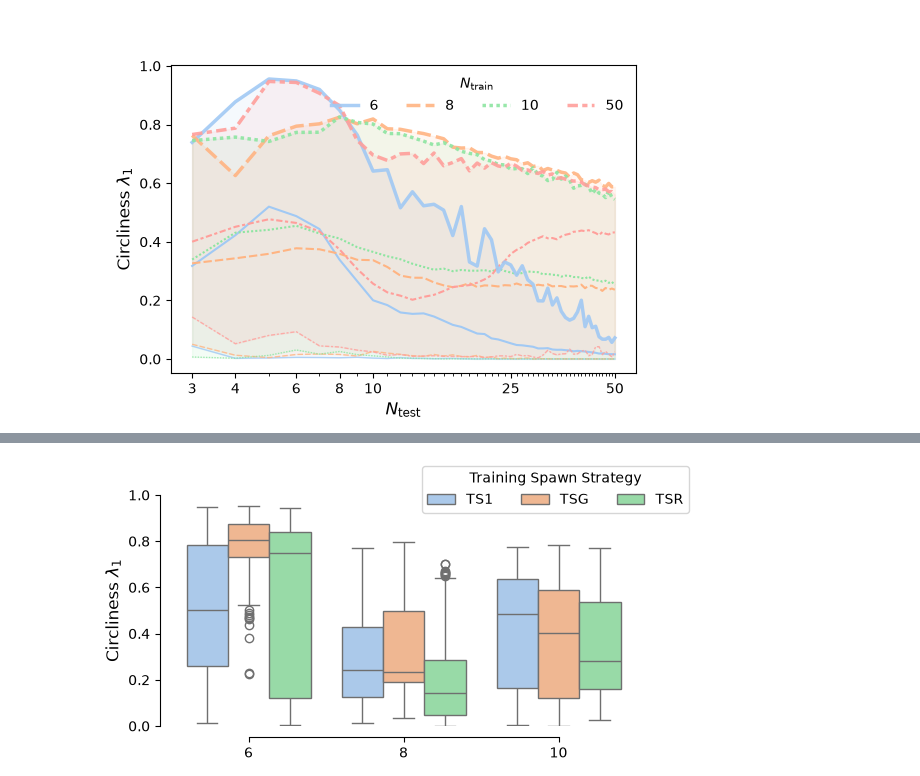
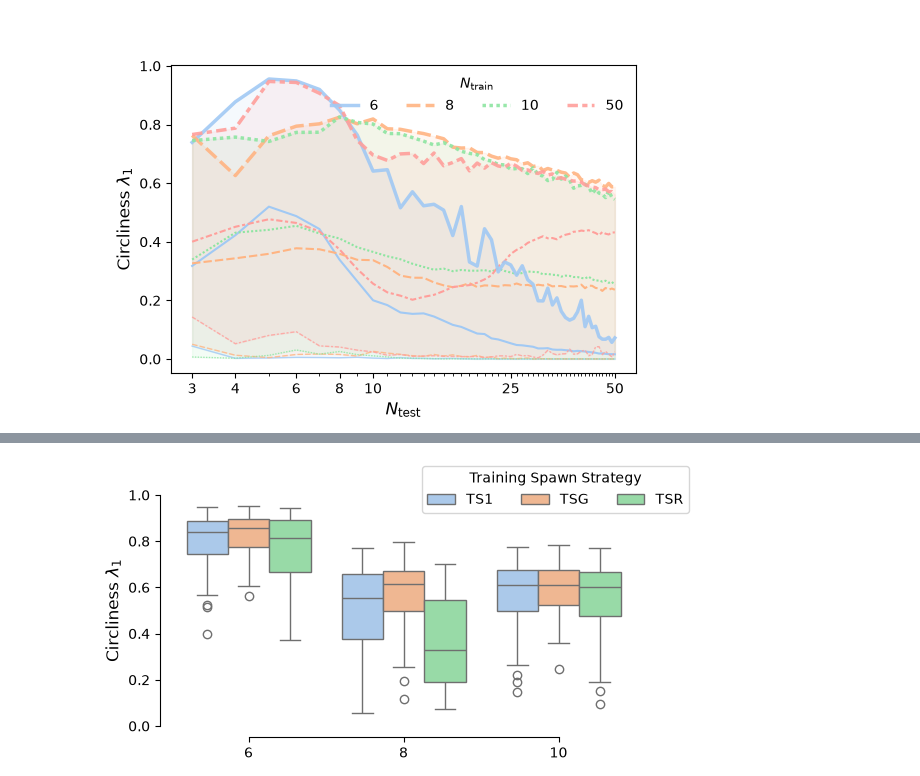
Before and after one commit to kenblu24/neuroswarm, a Jupyter notebook: plots_2026.ipynb, the cells around one changed output, grey strips where cells are left out. Saved outputs shown, nothing was run; the diff lists cells and outputs as text; code cells hidden in the pictures.

Commit message:
plots with the furr (use best eons run for boxplot)

```diff
--- a/plots_2026.ipynb
+++ b/plots_2026.ipynb
@@ -279,7 +247,7 @@ plt.savefig("circliness-vs-n-train.pdf", backend='pgf')
 # %% [output]
 [figure]
 # %%
-mill_tsr_path = pl.Path('results/mill_tsr-20260909-1000t-e500.csv')
+mill_tsr_path = pl.Path('results/mill_tsr-20260910-1000t-e500.csv')
 mtsrdf = pd.read_csv(mill_tsr_path)
 # mvndf.groupby(['test_n', 'train_n']).agg({'fitness': ['mean', 'std']})
 mtsrdf
@@ -300,16 +282,31 @@ mtsrdf
 # %%
 plt.close()
 plt.figure(figsize=(6, 3))
-sns.boxplot(mtsrdf, x='train_n', y='fitness', hue='rngstrat', palette='pastel')
+selections = [
+    (6, 'TS1', 2028),
+    (6, 'TSG', 2027),
+    (6, 'TSR', 2027),
+    (8, 'TS1', 2028),
+    (8, 'TSG', 2028),
+    (8, 'TSR', 2028),
+    (10, 'TS1', 2026),
+    (10, 'TSG', 2028),
+    (10, 'TSR', 2028),
+]
+# sns.boxplot(mtsrdf[mtsrdf['train_n'] == 10], x='rngstrat', y='fitness', hue='eons_seed', palette='pastel')  # for choosing seed
+mask = pd.Series(mtsrdf[['train_n', 'rngstrat', 'eons_seed']].itertuples(index=False), name='mtsrdf').isin(selections)
+selected = mtsrdf[mask]
+order = ['TS1', 'TSG', 'TSR']
+sns.boxplot(selected, x='train_n', y='fitness', hue='rngstrat', palette='pastel', hue_order=order)
+plt.legend().remove()
+# plt.gcf().legend(title="seed", loc='outside upper center', ncol=3,)  # for choosing seed
 plt.ylim(0, 1)
 sns.despine(offset=8, trim=True)
-plt.legend().remove()
 plt.gcf().legend(title="Training Spawn Strategy", loc='outside upper right', ncol=3,)
 plt.ylabel("Circliness $\\lambda_1$")
 plt.xlabel("$N$ agents")
 plt.show()
 plt.gcf().tight_layout()
-# ax.lines[0].set_alpha(0.5)
 plt.savefig("circliness-rngstrat.pdf", backend='pgf')
 # %% [output]
-[figure, old version]
+[figure, new version]
```
Also changed, not shown: parts of 8 cells of this notebook, 1 other file.
